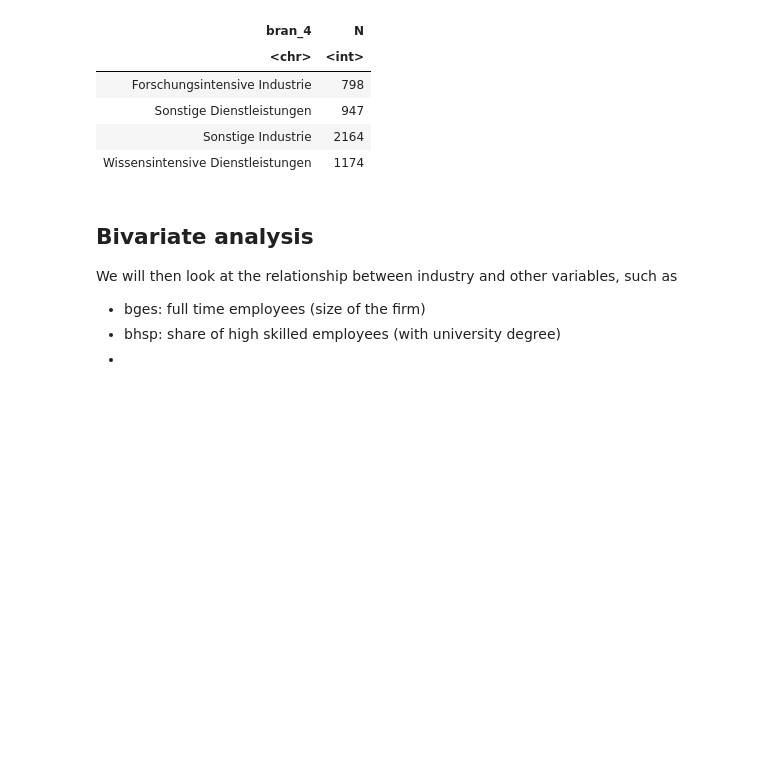
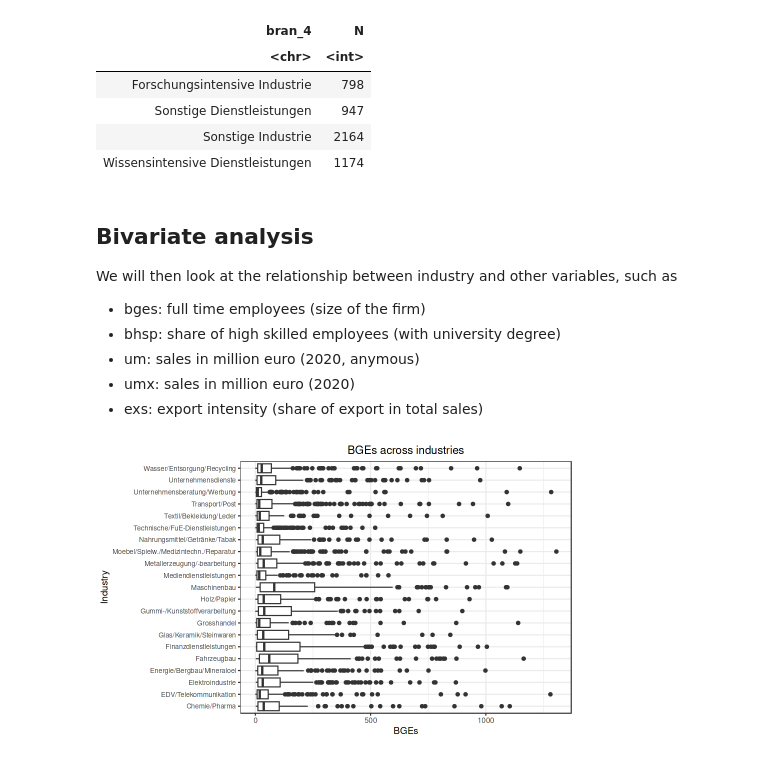
Before and after one commit to oceanumeric/data-science-go-small, a Jupyter notebook: Recap_03/recap_03.ipynb, the cells around one changed output. Drawn from its saved outputs; the diff is of its cells as text; code cells hidden in the pictures; blank space fills up the shorter version.

```diff
--- a/Recap_03/recap_03.ipynb
+++ b/Recap_03/recap_03.ipynb
@@ -93,4 +94,22 @@ We will then look at the relationship between industry and other variables, such
 
 - bges: full time employees (size of the firm)
 - bhsp: share of high skilled employees (with university degree)
--
+- um: sales in million euro (2020, anymous)
+- umx: sales in million euro (2020)
+- exs: export intensity (share of export in total sales)
+# %%
+# industy and bges
+# one discrete variable and one continuous variable
+# boxplot across groups
+survey %>%
+    .[, .(branche, bges)] %>%
+    # boxplot across groups
+    ggplot(aes(x = branche, y = bges)) +
+    geom_boxplot() +
+    coord_flip() +
+    labs(x = "Industry", y = "BGEs", title = "BGEs across industries") +
+    theme_bw() +
+    theme(plot.title = element_text(hjust = 0.5)) +
+    theme(axis.text.y = element_text(size = 8))
+# %% [output]
+[figure, added]
```
Also changed, not shown: parts of 22 cells of this notebook.
